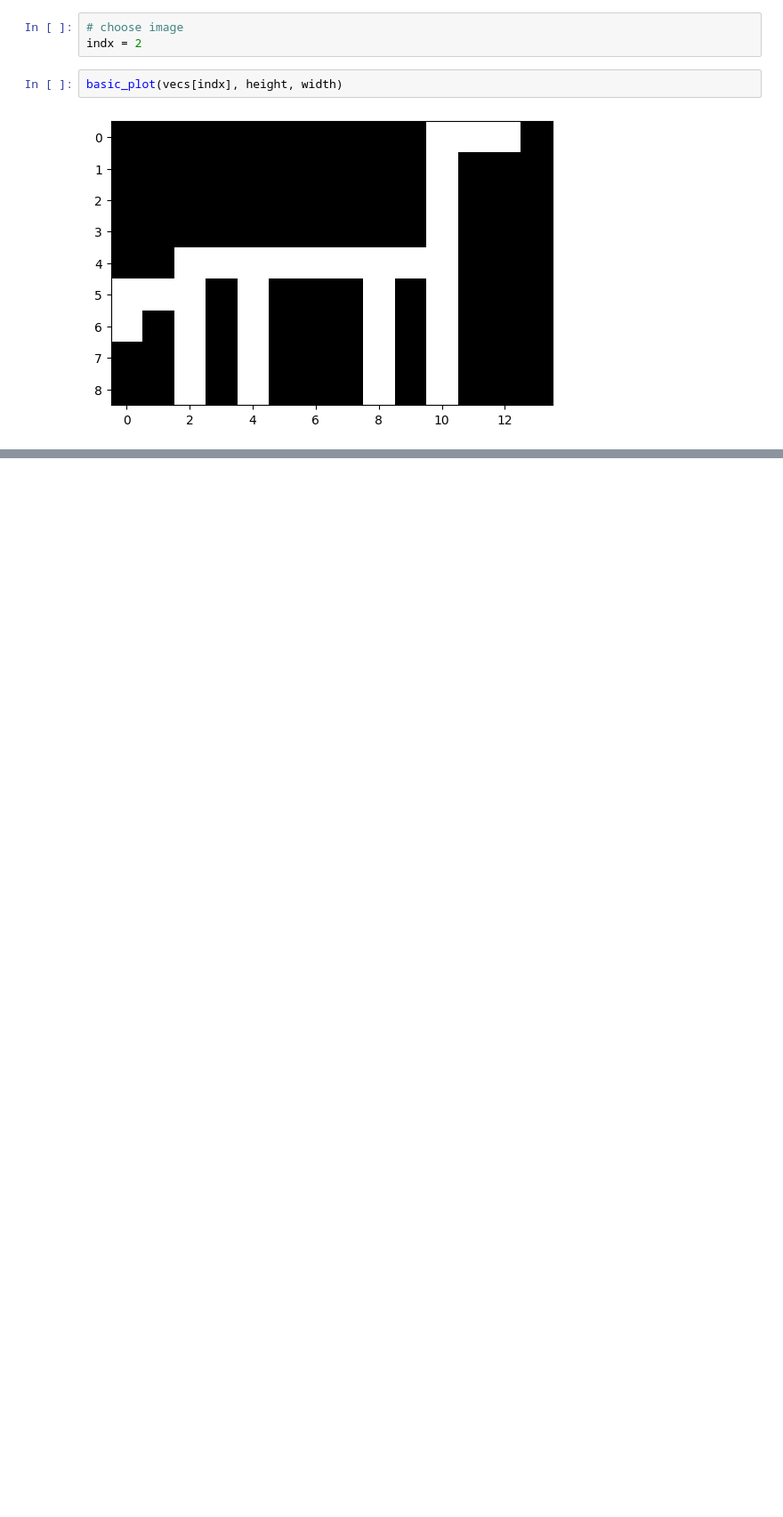
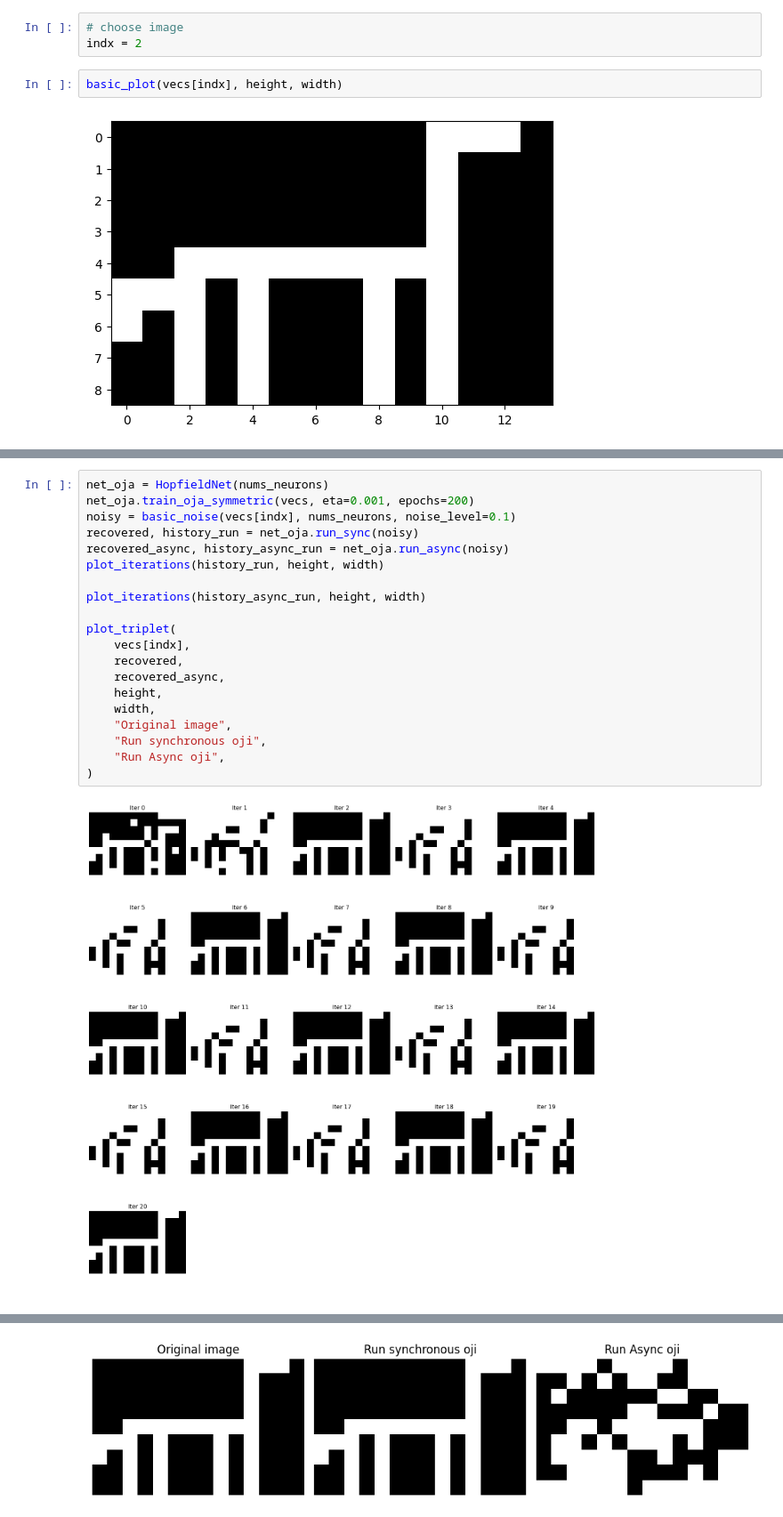
Before and after one commit to kicper231/hopfield-net, a Jupyter notebook: main.ipynb, the cells around one changed output, grey strips where cells are left out. Shown: that part at 89% size. Cells and saved outputs as stored; diff of their text form; blank space fills up the shorter version.

```diff
--- a/main.ipynb
+++ b/main.ipynb
@@ -201,0 +242,22 @@ for vec in vecs:
+# %%
+net_oja = HopfieldNet(nums_neurons)
+net_oja.train_oja_symmetric(vecs, eta=0.001, epochs=200)
+noisy = basic_noise(vecs[indx], nums_neurons, noise_level=0.1)
+recovered, history_run = net_oja.run_sync(noisy)
+recovered_async, history_async_run = net_oja.run_async(noisy)
+plot_iterations(history_run, height, width)
+
+plot_iterations(history_async_run, height, width)
+
+plot_triplet(
+    vecs[indx],
+    recovered,
+    recovered_async,
+    height,
+    width,
+    "Original image",
+    "Run synchronous oji",
+    "Run Async oji",
+)
+# %% [output]
+[figure, added]
@@ -201,0 +265 @@ for vec in vecs:
+[figure, added]
```
Also changed, not shown: parts of 25 cells of this notebook.
